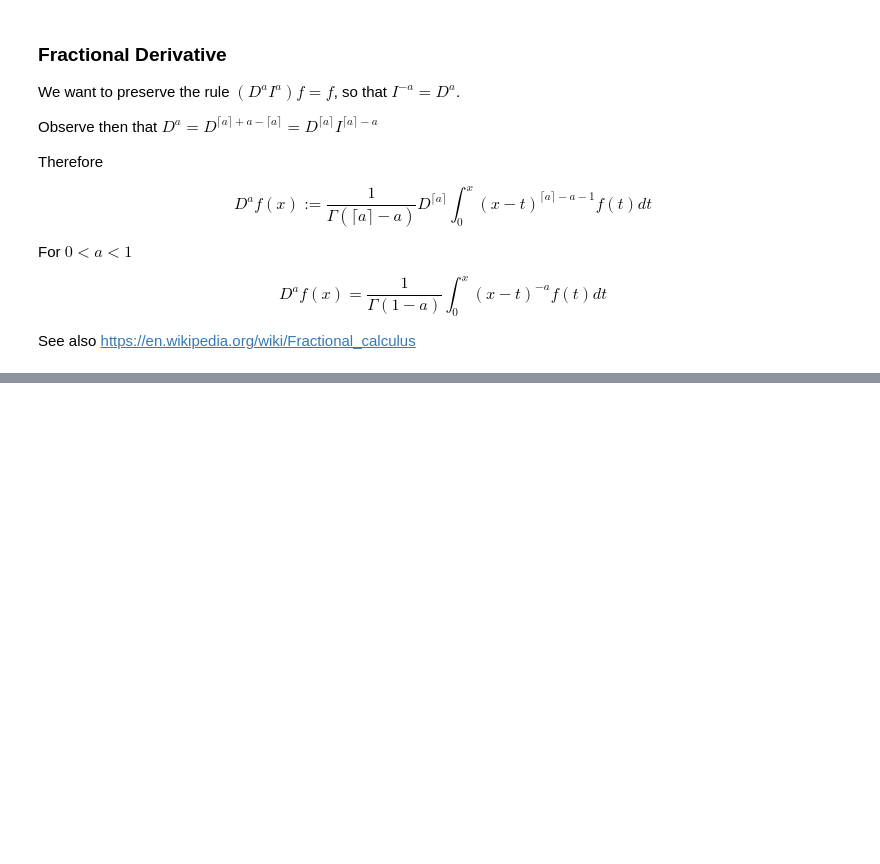
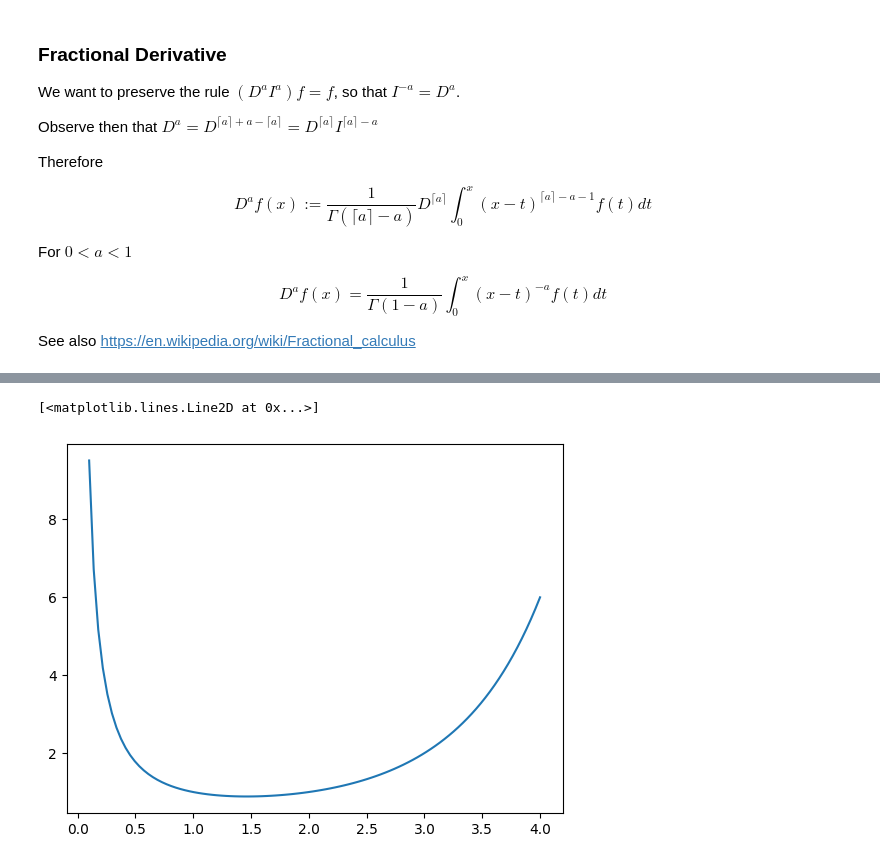
Before and after one commit to algorythmist/computational-physics, a Jupyter notebook: fractional-calculus.ipynb, the cells around one changed output, grey strips where cells are left out. Saved outputs shown, nothing was run; the diff lists cells and outputs as text; code cells hidden in the pictures; blank space fills up the shorter version.

```diff
--- a/fractional-calculus.ipynb
+++ b/fractional-calculus.ipynb
@@ -82,0 +116,8 @@ See also https://en.wikipedia.org/wiki/Fractional_calculus
+# %%
+from scipy.special import gamma
+
+x = np.linspace(0.1, 4, 100)
+plt.plot(x, gamma(x))
+# %% [output]
+[<matplotlib.lines.Line2D at 0x...>]
+[figure, added]
```
Also changed, not shown: parts of 10 cells of this notebook, 4 other files.
